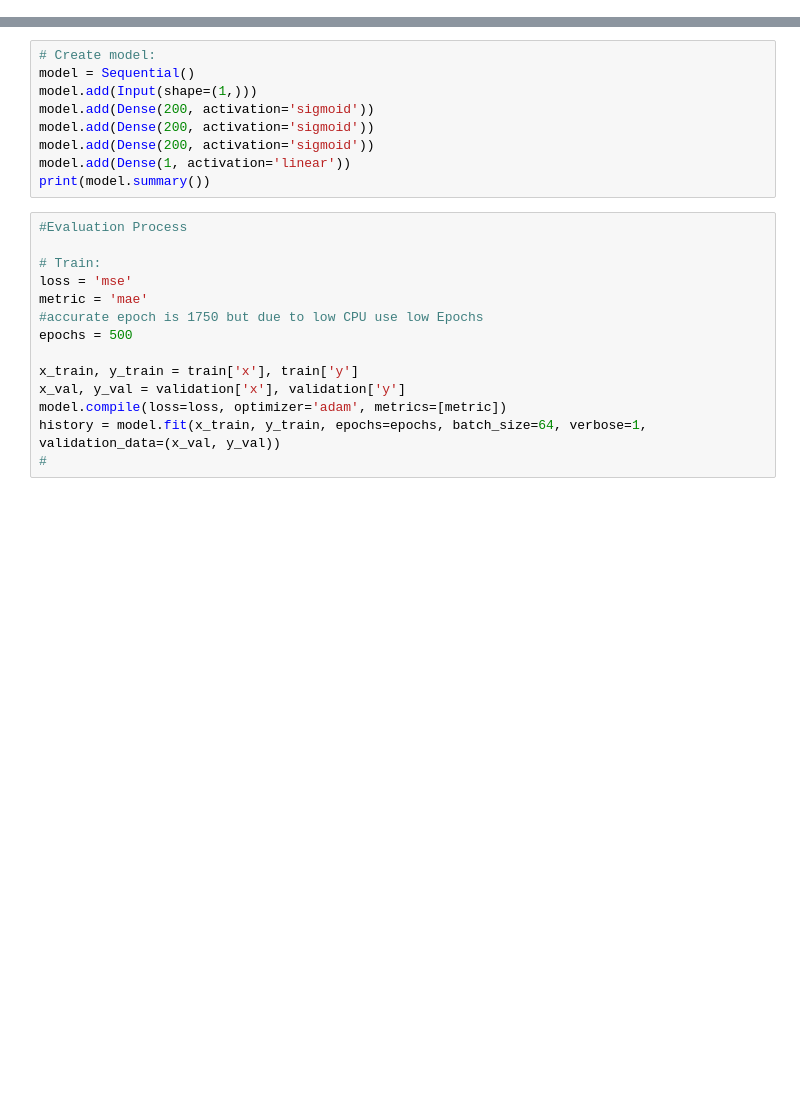
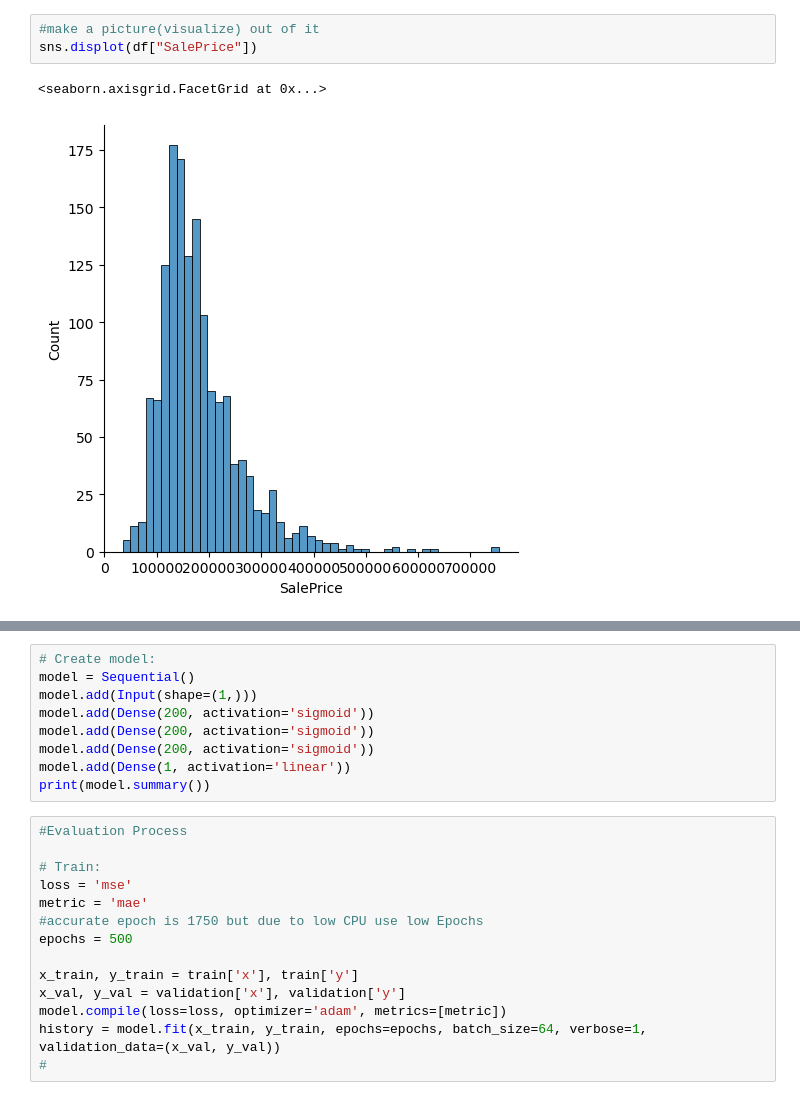
Before and after one commit to SeasonedPork/projectSE411, a Jupyter notebook: AllinOne.ipynb, the cells around one changed output, grey strips where cells are left out. Saved outputs shown, nothing was run; the diff lists cells and outputs as text; blank space fills up the shorter version.

```diff
--- a/AllinOne.ipynb
+++ b/AllinOne.ipynb
@@ -45,0 +53,6 @@ df_num.head(3)
+# %%
+#make a picture(visualize) out of it
+sns.displot(df["SalePrice"])
+# %% [output]
+<seaborn.axisgrid.FacetGrid at 0x...>
+[figure, added]
```
Also changed, not shown: parts of 12 cells of this notebook.
